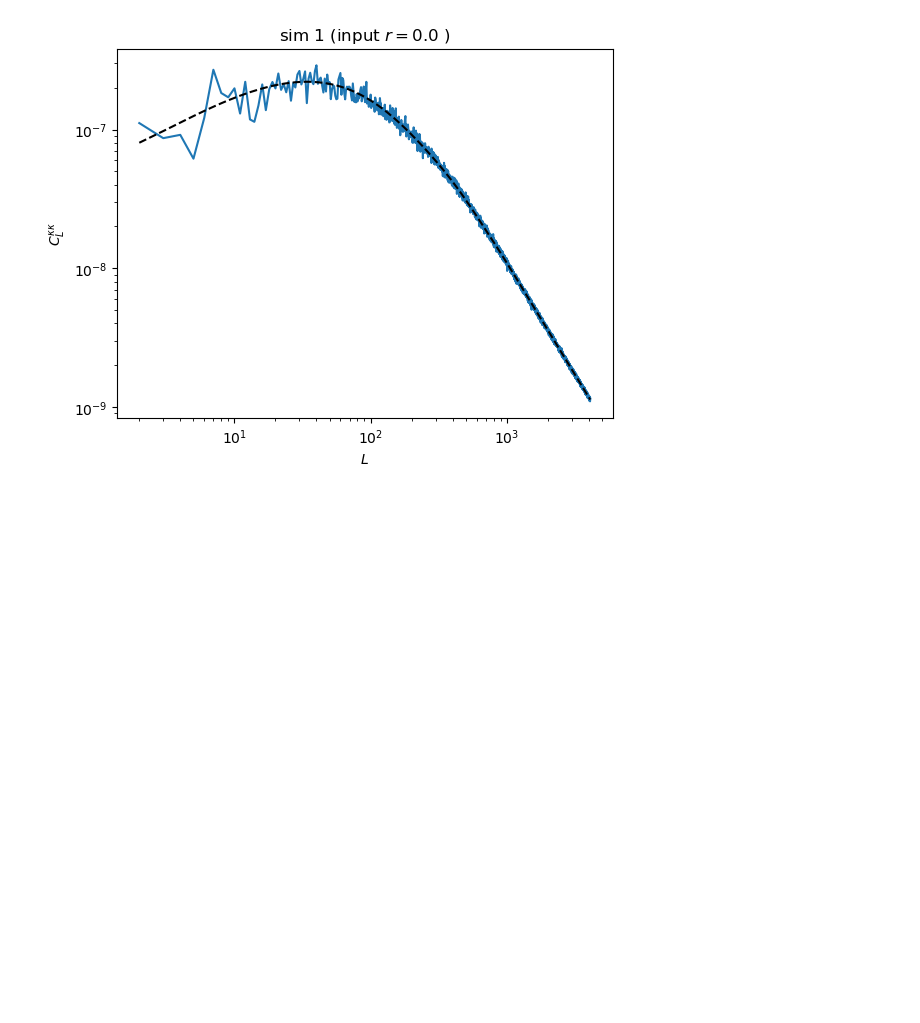
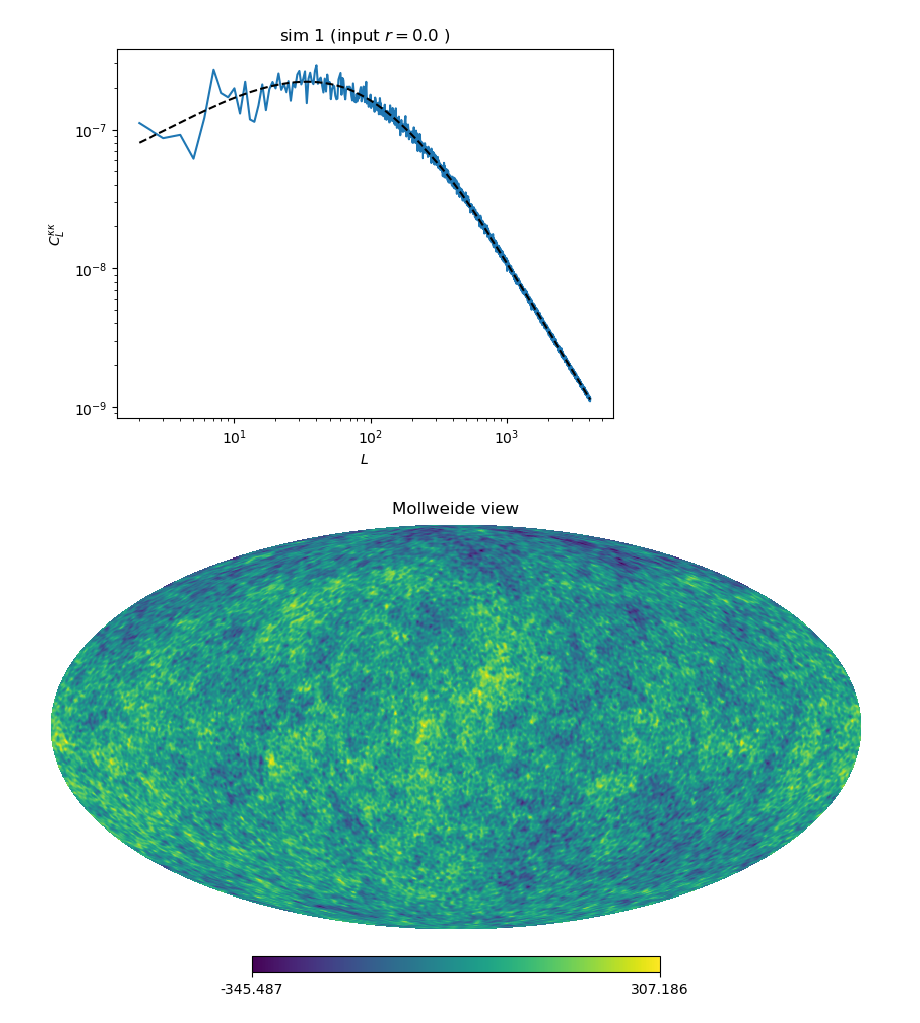
Before and after one commit to litebird/litebirdXS4, a Jupyter notebook: 20231018_signal_cmb/ipynbs/lencmb_verification.ipynb, the cells around one changed output. Cells and saved outputs as stored; diff of their text form; code cells hidden in the pictures; blank space fills up the shorter version.

```diff
--- a/20231018_signal_cmb/ipynbs/lencmb_verification.ipynb
+++ b/20231018_signal_cmb/ipynbs/lencmb_verification.ipynb
@@ -137,3 +137,20 @@ for idx in [0, 1]:
 # %% [output]
 [figure]
 [figure]
+# %%
+try:
+    import maps
+except:
+    import sys #
+    if '..' not in sys.path:
+        sys.path.insert(0, '..')
+    import maps
+
+# Example getting a LiteBird map:
+
+simulation_index = 0 # there are 500 sims from 0 to 499
+litebird_band = 'L1-060'
+T = maps.get_lb_map(litebird_band, simulation_index, job='T') # Other 'jobs' can be 'QU' or 'TQU'
+hp.mollview(T[0])
+# %% [output]
+[figure, added]
```
Also changed, not shown: parts of 2 cells of this notebook.
